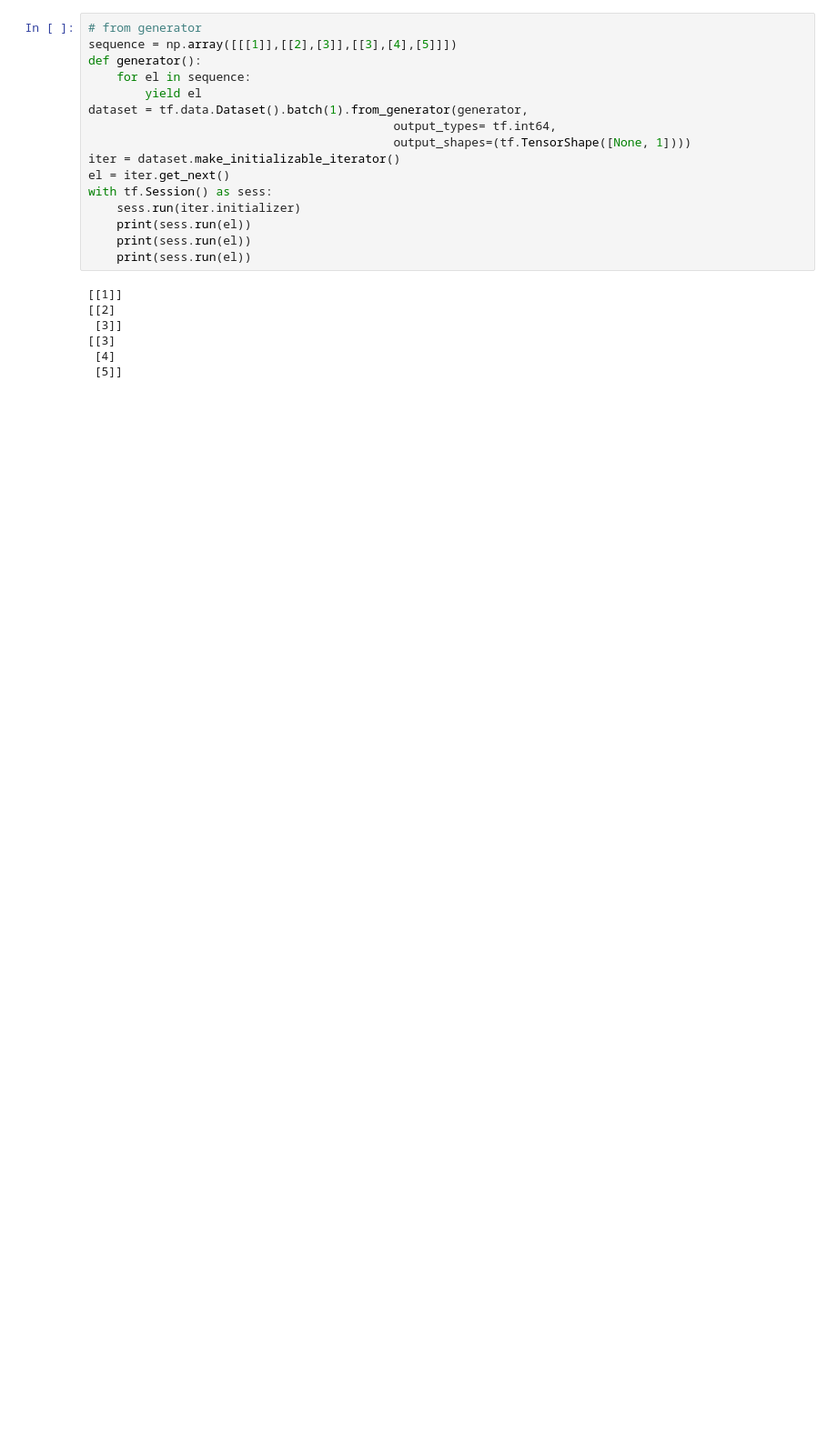
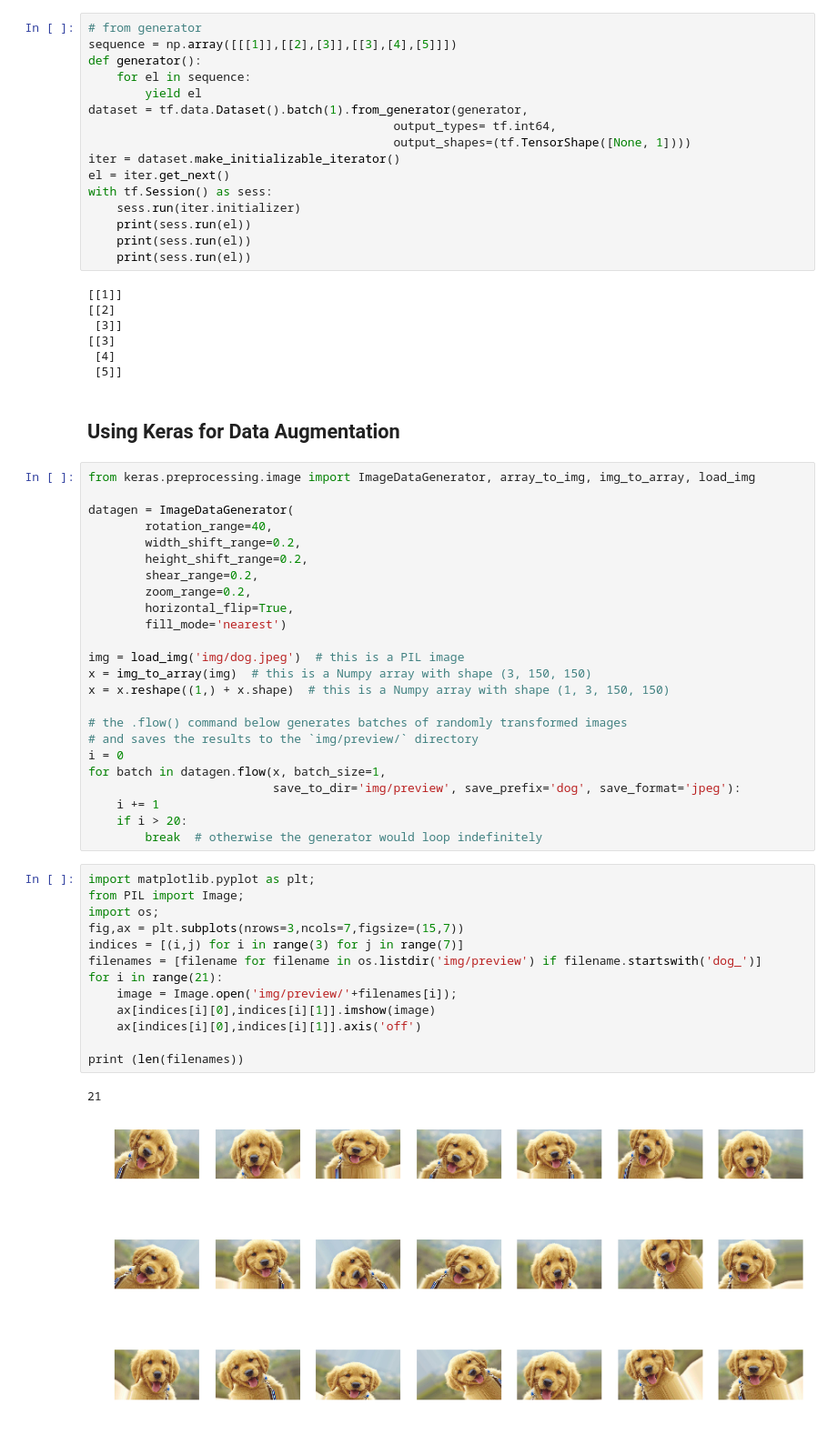
Before and after one commit to edyoda/AI101-DeepLearning, a Jupyter notebook: 2.10 Tensorflow Datasets.ipynb, the cells around one changed output. Shown at 91% size. Drawn from its saved outputs; the diff is of its cells as text; blank space fills up the shorter version.

```diff
--- a/2.10 Tensorflow Datasets.ipynb
+++ b/2.10 Tensorflow Datasets.ipynb
@@ -60,3 +63,45 @@ with tf.Session() as sess:
 [[3]
  [4]
  [5]]
+# %% [markdown]
+## Using Keras for Data Augmentation
+# %%
+from keras.preprocessing.image import ImageDataGenerator, array_to_img, img_to_array, load_img
+
+datagen = ImageDataGenerator(
+        rotation_range=40,
+        width_shift_range=0.2,
+        height_shift_range=0.2,
+        shear_range=0.2,
+        zoom_range=0.2,
+        horizontal_flip=True,
+        fill_mode='nearest')
+
+img = load_img('img/dog.jpeg')  # this is a PIL image
+x = img_to_array(img)  # this is a Numpy array with shape (3, 150, 150)
+x = x.reshape((1,) + x.shape)  # this is a Numpy array with shape (1, 3, 150, 150)
+
+# the .flow() command below generates batches of randomly transformed images
+# and saves the results to the `img/preview/` directory
+i = 0
+for batch in datagen.flow(x, batch_size=1,
+                          save_to_dir='img/preview', save_prefix='dog', save_format='jpeg'):
+    i += 1
+    if i > 20:
+        break  # otherwise the generator would loop indefinitely
+# %%
+import matplotlib.pyplot as plt;
+from PIL import Image;
+import os;
+fig,ax = plt.subplots(nrows=3,ncols=7,figsize=(15,7))
+indices = [(i,j) for i in range(3) for j in range(7)]
+filenames = [filename for filename in os.listdir('img/preview') if filename.startswith('dog_')]
+for i in range(21):
+    image = Image.open('img/preview/'+filenames[i]);
+    ax[indices[i][0],indices[i][1]].imshow(image)
+    ax[indices[i][0],indices[i][1]].axis('off')
+
+print (len(filenames))
+# %% [output]
+21
+[figure, added]
```
Also changed, not shown: parts of 14 cells of this notebook, 32 other files.
